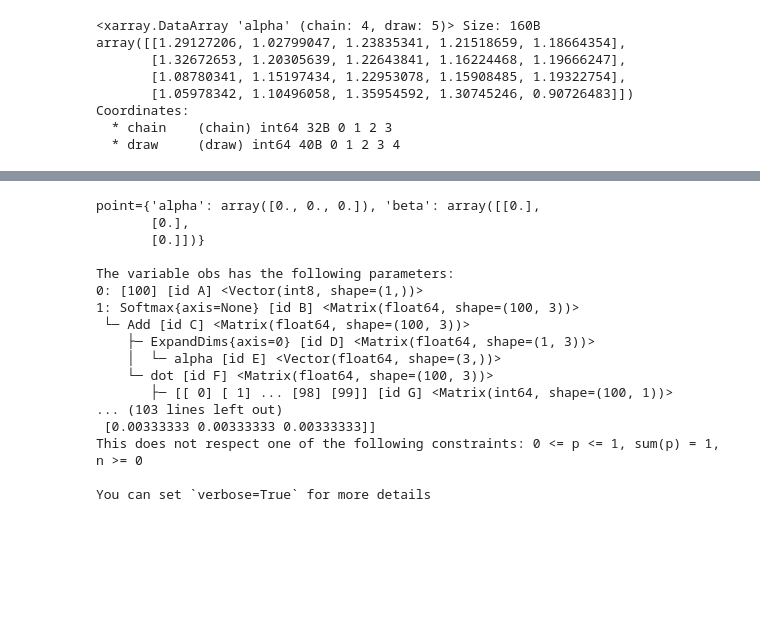
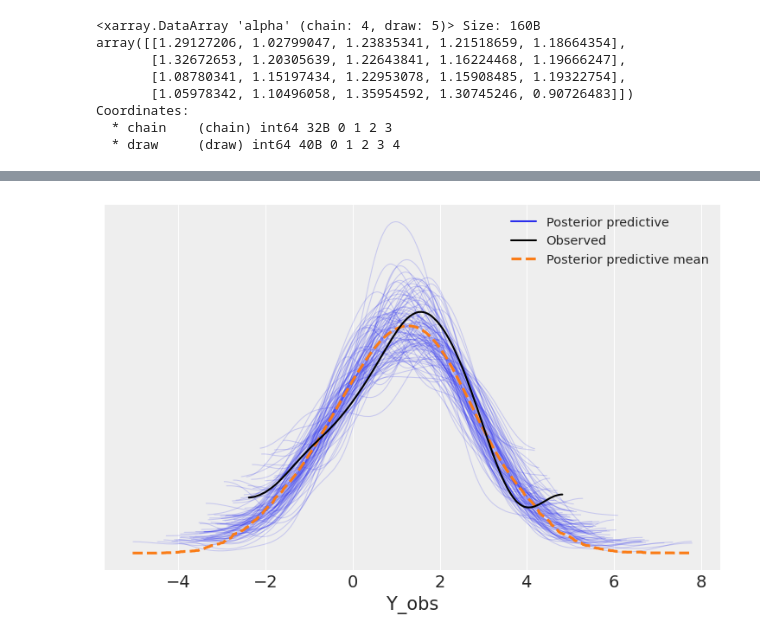
Before and after one commit to trobacker/pymc_modeling, a Jupyter notebook: basic_examples/basic_examples.ipynb, the cells around one changed output, grey strips where cells are left out. Cells and saved outputs as stored; diff of their text form; code cells hidden in the pictures; blank space fills up the shorter version.

Commit message:
Posterior checks example

```diff
--- a/basic_examples/basic_examples.ipynb
+++ b/basic_examples/basic_examples.ipynb
@@ -63,6 +63,9 @@ with basic_model:
 with basic_model:
     # draw 1000 posterior samples
     idata = pm.sample(chains=4)
+
+    # Posterior draws
+    post_pred = pm.sample_posterior_predictive(idata)
 # %% [output]
 Initializing NUTS using jitter+adapt_diag...
 Multiprocess sampling (4 chains in 4 jobs)
@@ -180,20 +109,5 @@ ParallelSamplingError: Chain 0 failed with: Bad initial energy: SamplerWarning(k
-# %%
-model.debug()
-# %% [output]
-point={'alpha': array([0., 0., 0.]), 'beta': array([[0.],
-       [0.],
-       [0.]])}
-
-The variable obs has the following parameters:
-0: [100] [id A] <Vector(int8, shape=(1,))>
-1: Softmax{axis=None} [id B] <Matrix(float64, shape=(100, 3))>
- └─ Add [id C] <Matrix(float64, shape=(100, 3))>
-    ├─ ExpandDims{axis=0} [id D] <Matrix(float64, shape=(1, 3))>
-    │  └─ alpha [id E] <Vector(float64, shape=(3,))>
-    └─ dot [id F] <Matrix(float64, shape=(100, 3))>
-       ├─ [[ 0] [ 1] ... [98] [99]] [id G] <Matrix(int64, shape=(100, 1))>
-... (103 lines left out)
- [0.00333333 0.00333333 0.00333333]]
-This does not respect one of the following constraints: 0 <= p <= 1, sum(p) = 1, n >= 0
-
-You can set `verbose=True` for more details
+# %%
+# Plot posterior predictive distributions
+az.plot_ppc(post_pred, num_pp_samples=100, )
+# %% [output]
+[figure, added]
```
Also changed, not shown: parts of 22 cells of this notebook.
